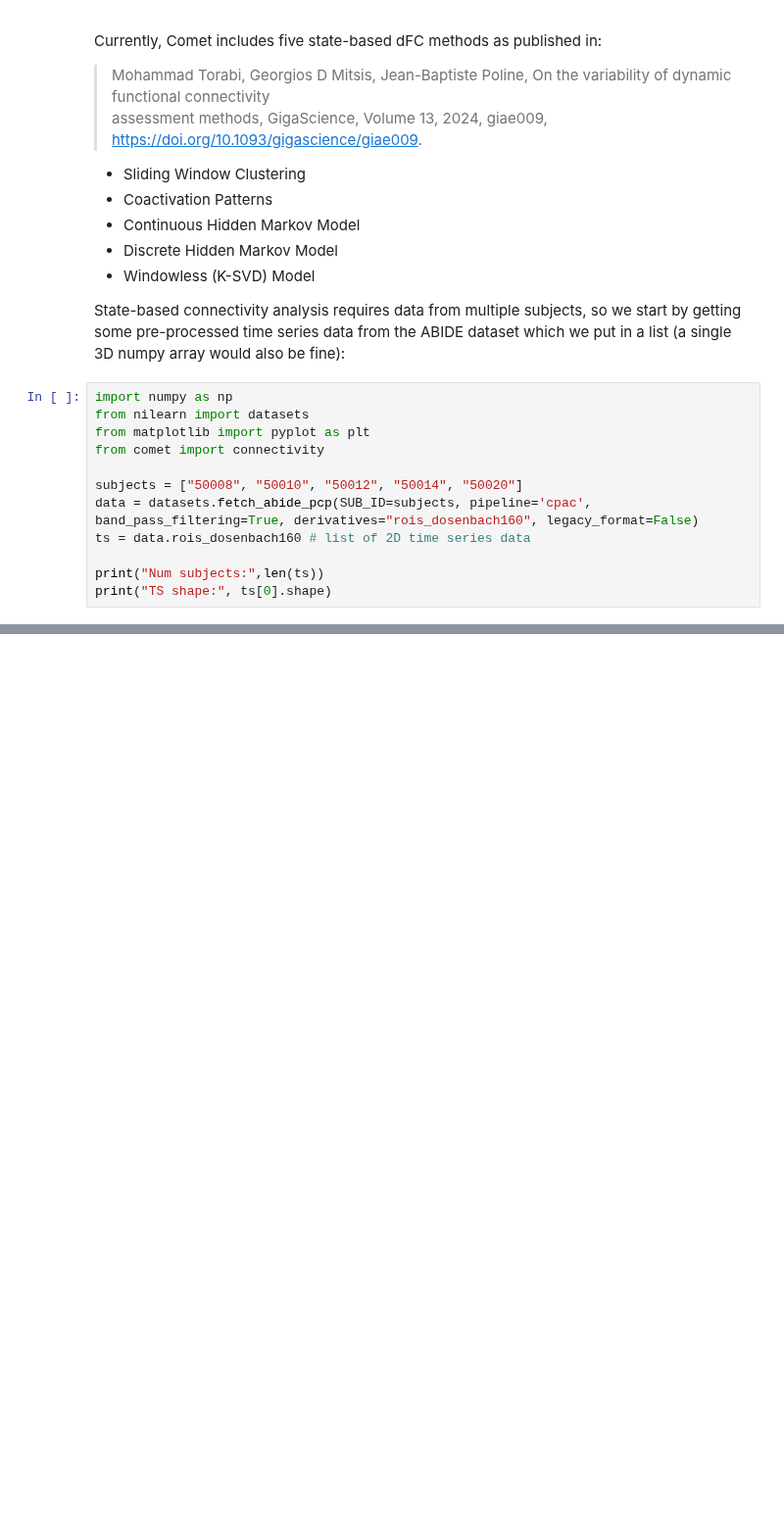
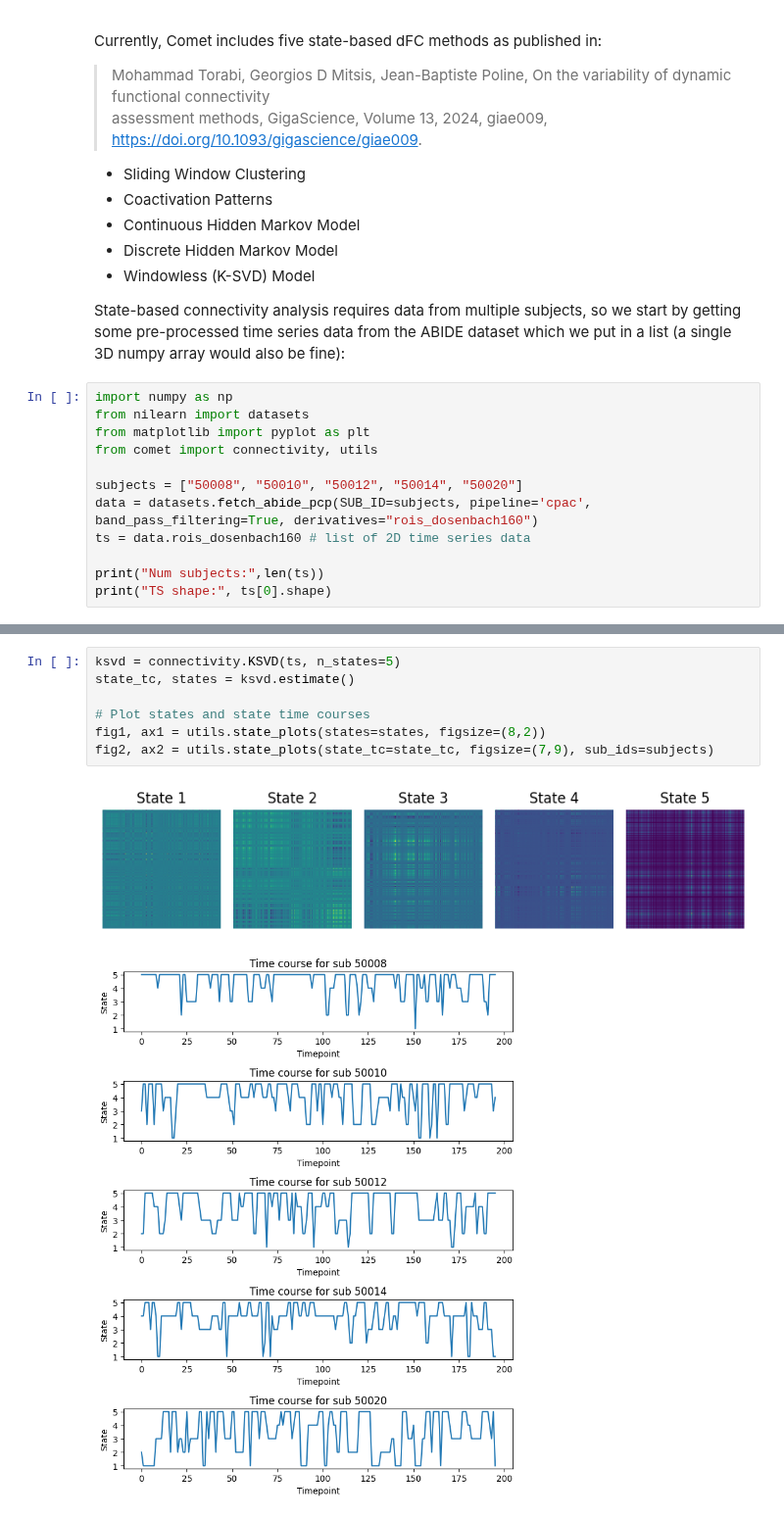
Before and after one commit to mibur1/comet, a Jupyter notebook: tutorials/example_dfc_state.ipynb, the cells around one changed output, grey strips where cells are left out. Shown at 98% size. Cells and saved outputs as stored; diff of their text form; blank space fills up the shorter version.

```diff
--- a/tutorials/example_dfc_state.ipynb
+++ b/tutorials/example_dfc_state.ipynb
@@ -16,10 +16,10 @@ State-based connectivity analysis requires data from multiple subjects, so we st
 import numpy as np
 from nilearn import datasets
 from matplotlib import pyplot as plt
-from comet import connectivity
+from comet import connectivity, utils
 
 subjects = ["50008", "50010", "50012", "50014", "50020"]
-data = datasets.fetch_abide_pcp(SUB_ID=subjects, pipeline='cpac', band_pass_filtering=True, derivatives="rois_dosenbach160", legacy_format=False)
+data = datasets.fetch_abide_pcp(SUB_ID=subjects, pipeline='cpac', band_pass_filtering=True, derivatives="rois_dosenbach160")
 ts = data.rois_dosenbach160 # list of 2D time series data
 
 print("Num subjects:",len(ts))
@@ -72,0 +33,10 @@ plt.tight_layout();
+# %%
+ksvd = connectivity.KSVD(ts, n_states=5)
+state_tc, states = ksvd.estimate()
+
+# Plot states and state time courses
+fig1, ax1 = utils.state_plots(states=states, figsize=(8,2))
+fig2, ax2 = utils.state_plots(state_tc=state_tc, figsize=(7,9), sub_ids=subjects)
+# %% [output]
+[figure, added]
+[figure, added]
```
Also changed, not shown: parts of 9 cells of this notebook, 2 other files.
